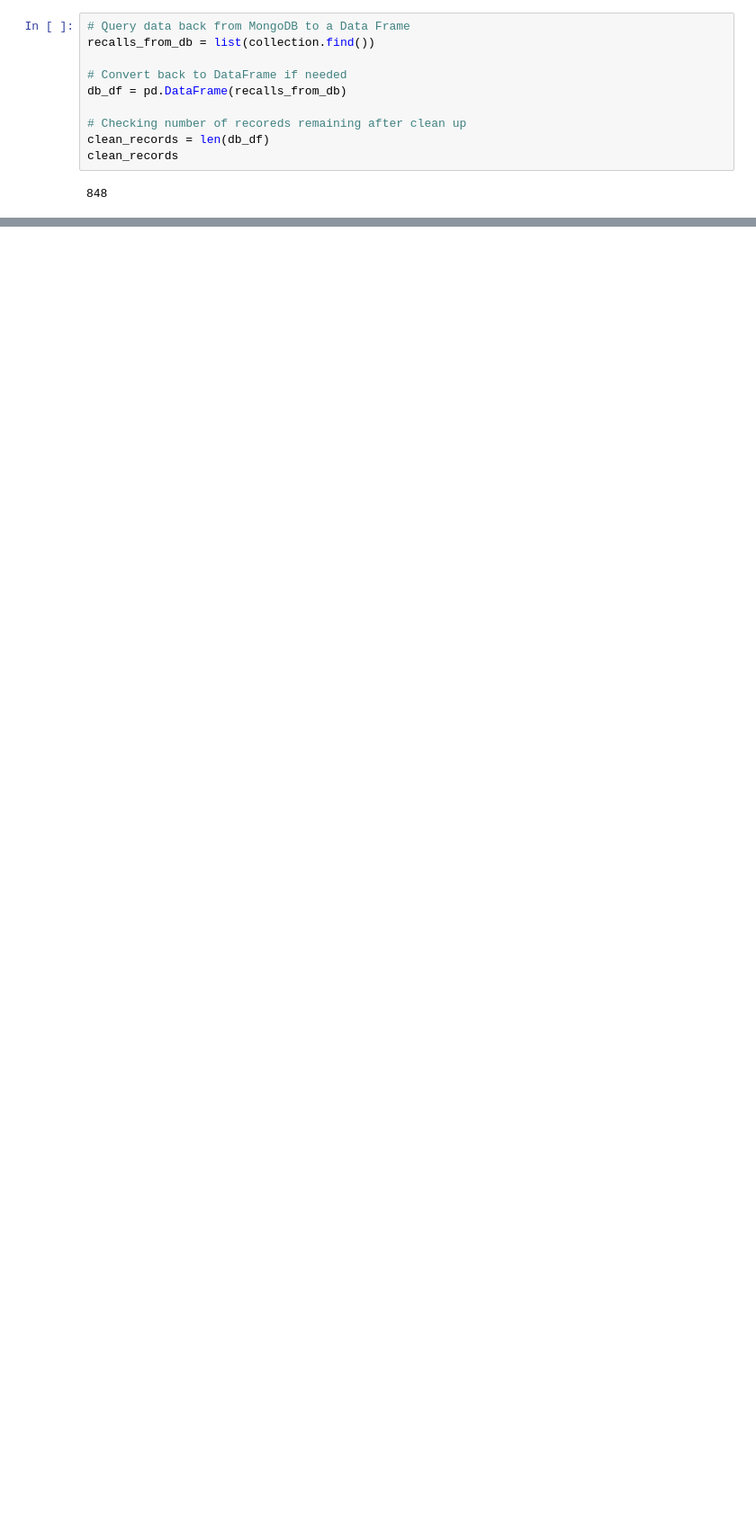
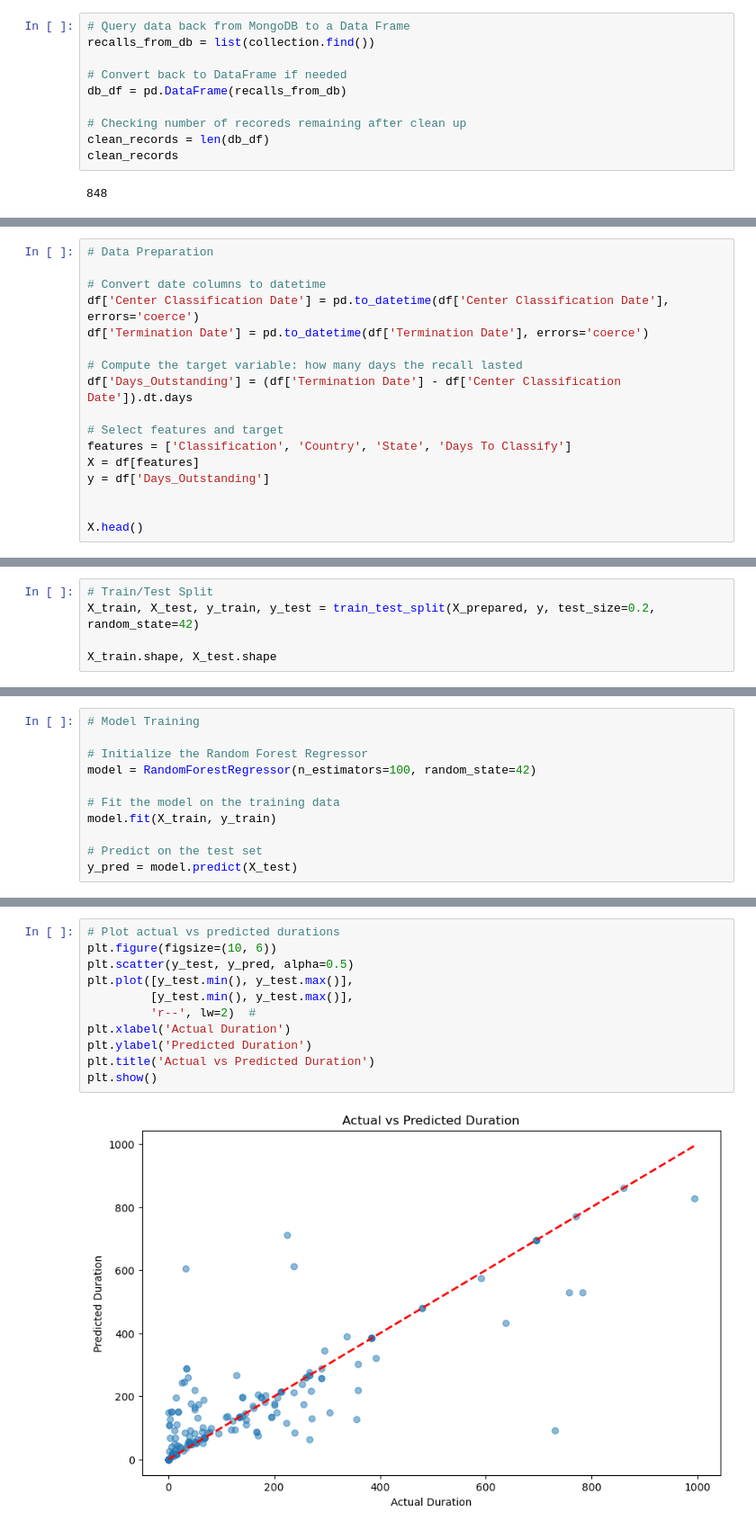
Before and after one commit to manueljgalvan/Project_4, a Jupyter notebook: FDARecall.ipynb, the cells around one changed output, grey strips where cells are left out. Shown: that part at 90% size. Saved outputs shown, nothing was run; the diff lists cells and outputs as text; blank space fills up the shorter version.

```diff
--- a/FDARecall.ipynb
+++ b/FDARecall.ipynb
@@ -160,0 +174,17 @@ clean_records
+# %%
+# Data Preparation
+
+# Convert date columns to datetime
+df['Center Classification Date'] = pd.to_datetime(df['Center Classification Date'], errors='coerce')
+df['Termination Date'] = pd.to_datetime(df['Termination Date'], errors='coerce')
+
+# Compute the target variable: how many days the recall lasted
+df['Days_Outstanding'] = (df['Termination Date'] - df['Center Classification Date']).dt.days
+
+# Select features and target
+features = ['Classification', 'Country', 'State', 'Days To Classify']
+X = df[features]
+y = df['Days_Outstanding']
+
+
+X.head()
@@ -160,0 +219,5 @@ clean_records
+# %%
+# Train/Test Split
+X_train, X_test, y_train, y_test = train_test_split(X_prepared, y, test_size=0.2, random_state=42)
+
+X_train.shape, X_test.shape
@@ -160,0 +226,11 @@ clean_records
+# %%
+# Model Training
+
+# Initialize the Random Forest Regressor
+model = RandomForestRegressor(n_estimators=100, random_state=42)
+
+# Fit the model on the training data
+model.fit(X_train, y_train)
+
+# Predict on the test set
+y_pred = model.predict(X_test)
@@ -160,0 +258,13 @@ clean_records
+# %%
+# Plot actual vs predicted durations
+plt.figure(figsize=(10, 6))
+plt.scatter(y_test, y_pred, alpha=0.5)
+plt.plot([y_test.min(), y_test.max()],
+         [y_test.min(), y_test.max()],
+         'r--', lw=2)  #
+plt.xlabel('Actual Duration')
+plt.ylabel('Predicted Duration')
+plt.title('Actual vs Predicted Duration')
+plt.show()
+# %% [output]
+[figure, added]
```
Also changed, not shown: parts of 8 cells of this notebook, 1 other file.
